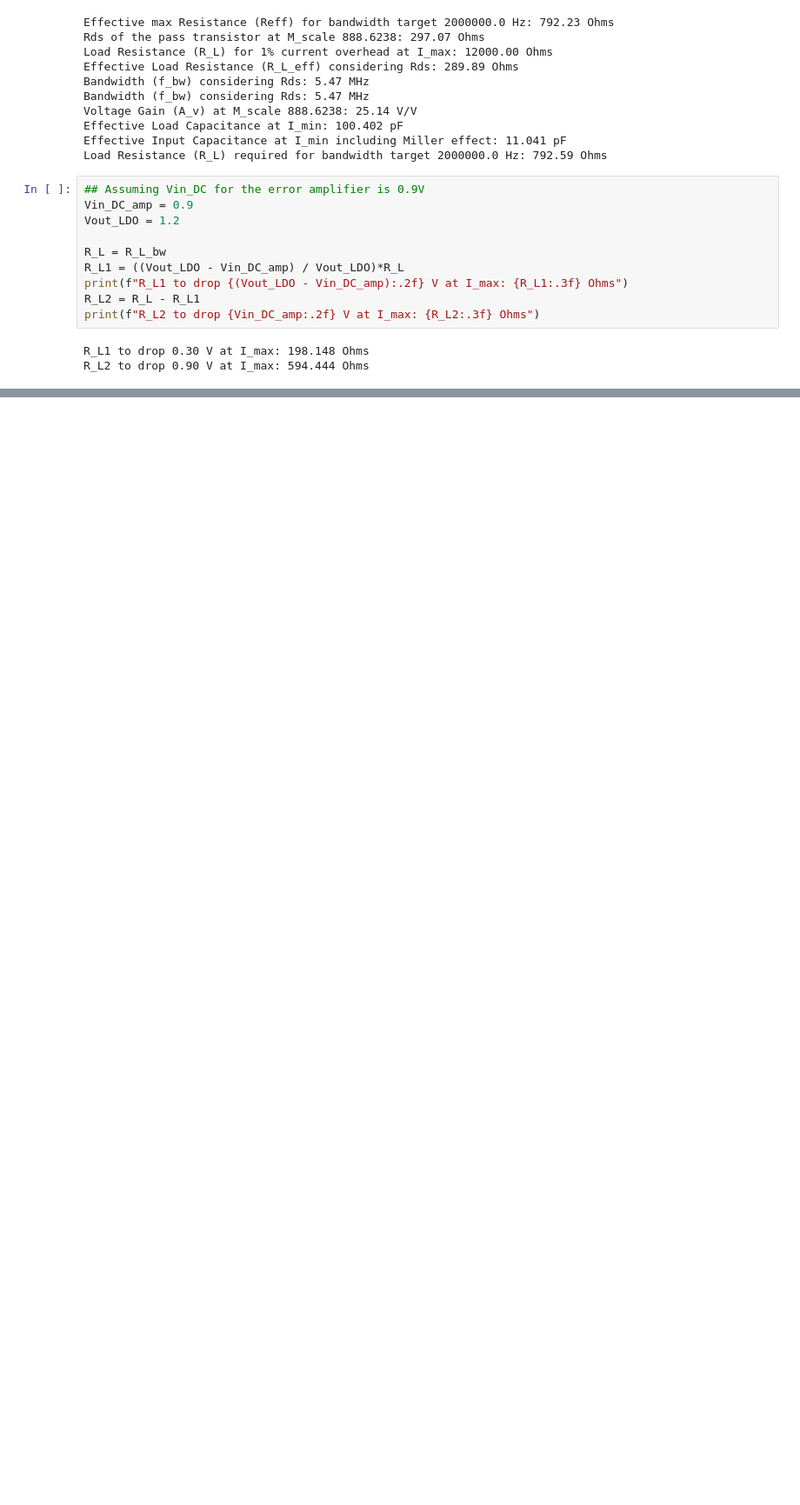
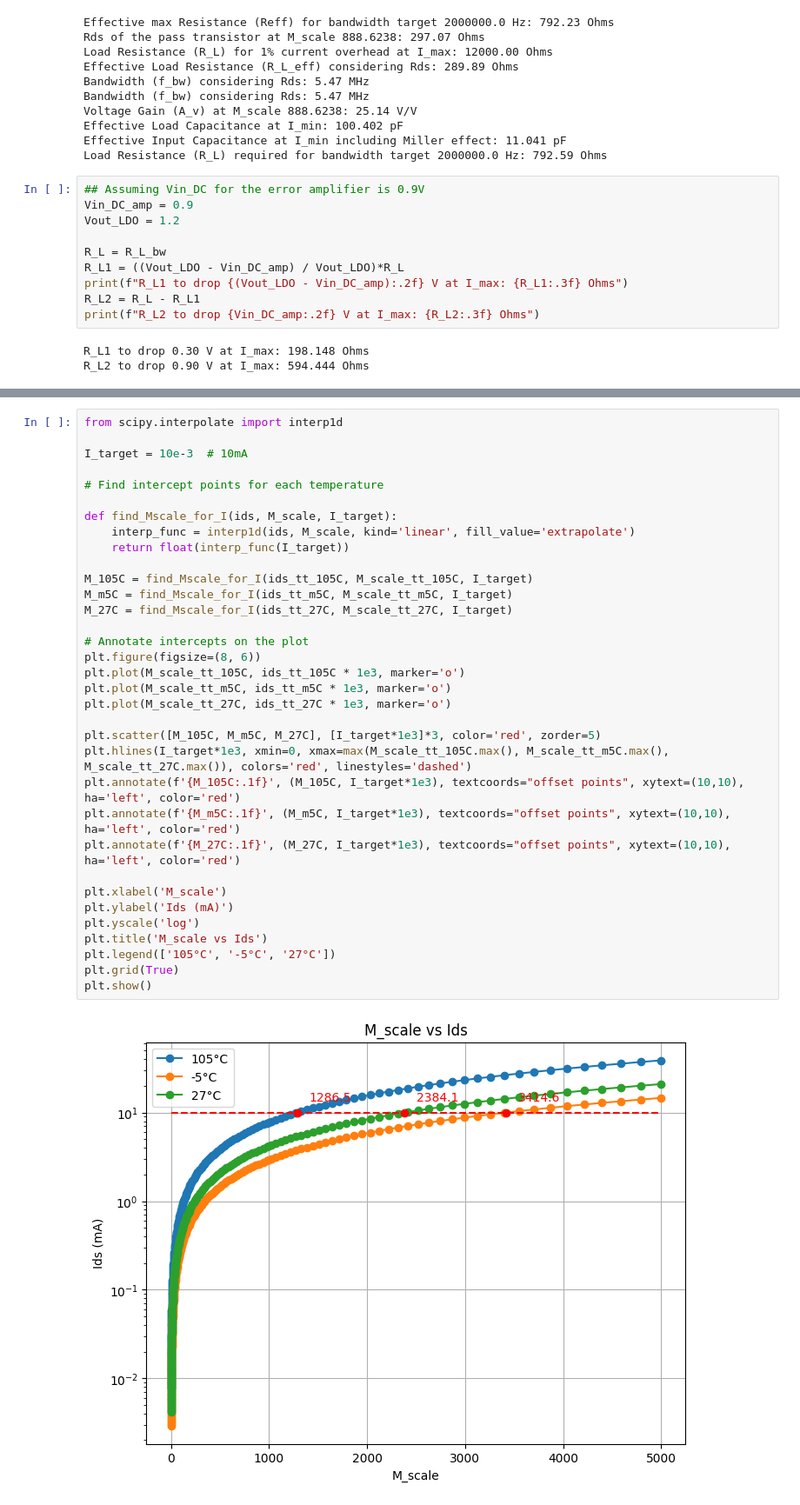
Before and after one commit to Sakthi-Kalidasan/C_ID_repo, a Jupyter notebook: LDO/LDO_Pass_Analysis.ipynb, the cells around one changed output, grey strips where cells are left out. Shown at 87% size. Cells and saved outputs as stored; diff of their text form; blank space fills up the shorter version.

```diff
--- a/LDO/LDO_Pass_Analysis.ipynb
+++ b/LDO/LDO_Pass_Analysis.ipynb
@@ -338,0 +383,36 @@ R_L2 to drop 0.90 V at I_max: 594.444 Ohms
+# %%
+from scipy.interpolate import interp1d
+
+I_target = 10e-3  # 10mA
+
+# Find intercept points for each temperature
+
+def find_Mscale_for_I(ids, M_scale, I_target):
+    interp_func = interp1d(ids, M_scale, kind='linear', fill_value='extrapolate')
+    return float(interp_func(I_target))
+
+M_105C = find_Mscale_for_I(ids_tt_105C, M_scale_tt_105C, I_target)
+M_m5C = find_Mscale_for_I(ids_tt_m5C, M_scale_tt_m5C, I_target)
+M_27C = find_Mscale_for_I(ids_tt_27C, M_scale_tt_27C, I_target)
+
+# Annotate intercepts on the plot
+plt.figure(figsize=(8, 6))
+plt.plot(M_scale_tt_105C, ids_tt_105C * 1e3, marker='o')
+plt.plot(M_scale_tt_m5C, ids_tt_m5C * 1e3, marker='o')
+plt.plot(M_scale_tt_27C, ids_tt_27C * 1e3, marker='o')
+
+plt.scatter([M_105C, M_m5C, M_27C], [I_target*1e3]*3, color='red', zorder=5)
+plt.hlines(I_target*1e3, xmin=0, xmax=max(M_scale_tt_105C.max(), M_scale_tt_m5C.max(), M_scale_tt_27C.max()), colors='red', linestyles='dashed')
+plt.annotate(f'{M_105C:.1f}', (M_105C, I_target*1e3), textcoords="offset points", xytext=(10,10), ha='left', color='red')
+plt.annotate(f'{M_m5C:.1f}', (M_m5C, I_target*1e3), textcoords="offset points", xytext=(10,10), ha='left', color='red')
+plt.annotate(f'{M_27C:.1f}', (M_27C, I_target*1e3), textcoords="offset points", xytext=(10,10), ha='left', color='red')
+
+plt.xlabel('M_scale')
+plt.ylabel('Ids (mA)')
+plt.yscale('log')
+plt.title('M_scale vs Ids')
+plt.legend(['105°C', '-5°C', '27°C'])
+plt.grid(True)
+plt.show()
+# %% [output]
+[figure, added]
```
Also changed, not shown: parts of 21 cells of this notebook, 15 other files.
